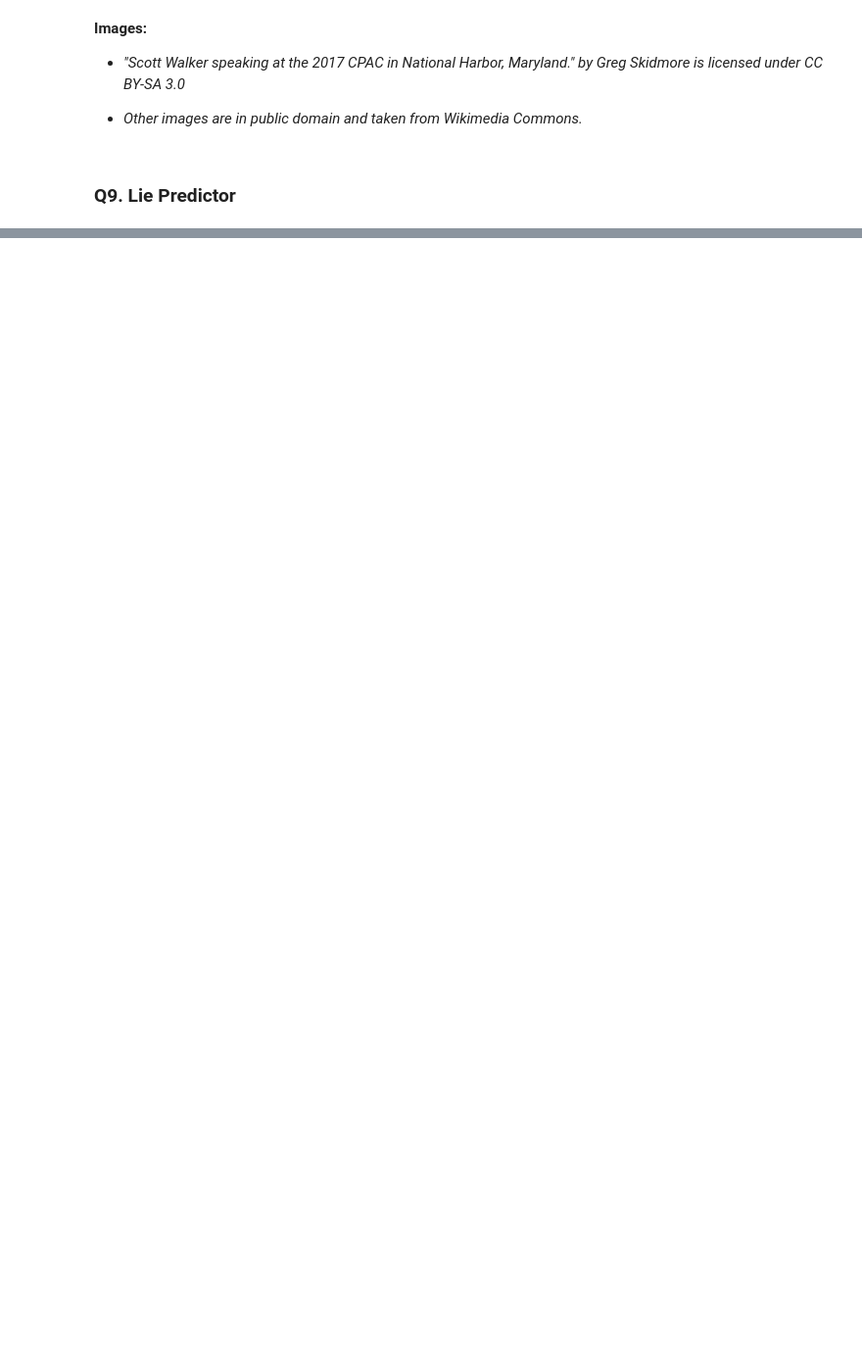
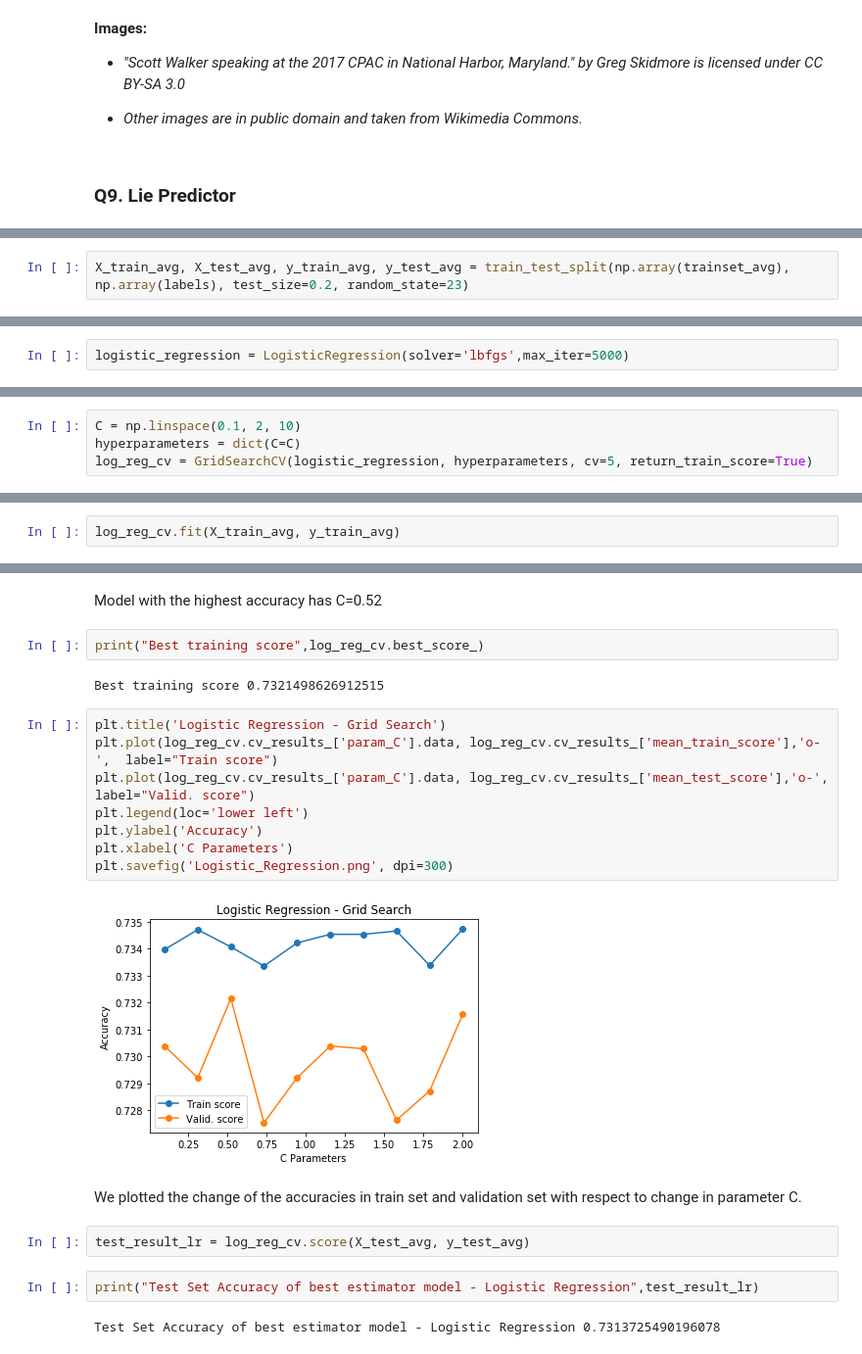
Before and after one commit to canaltinigne/ada-18-project, a Jupyter notebook: Milestone_3.ipynb, the cells around one changed output, grey strips where cells are left out. Shown at 98% size. Drawn from its saved outputs; the diff is of its cells as text; blank space fills up the shorter version.

```diff
--- a/Milestone_3.ipynb
+++ b/Milestone_3.ipynb
@@ -1344,0 +1450,2 @@ HTML('<iframe frameBorder=0 src=network_deneme.html width=100% height=800></ifra
+# %%
+X_train_avg, X_test_avg, y_train_avg, y_test_avg = train_test_split(np.array(trainset_avg), np.array(labels), test_size=0.2, random_state=23)
@@ -1344,0 +1454,2 @@ HTML('<iframe frameBorder=0 src=network_deneme.html width=100% height=800></ifra
+# %%
+logistic_regression = LogisticRegression(solver='lbfgs',max_iter=5000)
@@ -1344,0 +1458,4 @@ HTML('<iframe frameBorder=0 src=network_deneme.html width=100% height=800></ifra
+# %%
+C = np.linspace(0.1, 2, 10)
+hyperparameters = dict(C=C)
+log_reg_cv = GridSearchCV(logistic_regression, hyperparameters, cv=5, return_train_score=True)
@@ -1344,0 +1464,2 @@ HTML('<iframe frameBorder=0 src=network_deneme.html width=100% height=800></ifra
+# %%
+log_reg_cv.fit(X_train_avg, y_train_avg)
@@ -1344,0 +1484,24 @@ HTML('<iframe frameBorder=0 src=network_deneme.html width=100% height=800></ifra
+# %% [markdown]
+Model with the highest accuracy has C=0.52
+# %%
+print("Best training score",log_reg_cv.best_score_)
+# %% [output]
+Best training score 0.7321498626912515
+# %%
+plt.title('Logistic Regression - Grid Search')
+plt.plot(log_reg_cv.cv_results_['param_C'].data, log_reg_cv.cv_results_['mean_train_score'],'o-',  label="Train score")
+plt.plot(log_reg_cv.cv_results_['param_C'].data, log_reg_cv.cv_results_['mean_test_score'],'o-', label="Valid. score")
+plt.legend(loc='lower left')
+plt.ylabel('Accuracy')
+plt.xlabel('C Parameters')
+plt.savefig('Logistic_Regression.png', dpi=300)
+# %% [output]
+[figure, added]
+# %% [markdown]
+We plotted the change of the accuracies in train set and validation set with respect to change in parameter C.
+# %%
+test_result_lr = log_reg_cv.score(X_test_avg, y_test_avg)
+# %%
+print("Test Set Accuracy of best estimator model - Logistic Regression",test_result_lr)
+# %% [output]
+Test Set Accuracy of best estimator model - Logistic Regression 0.7313725490196078
```
Also changed, not shown: parts of 60 cells of this notebook.
